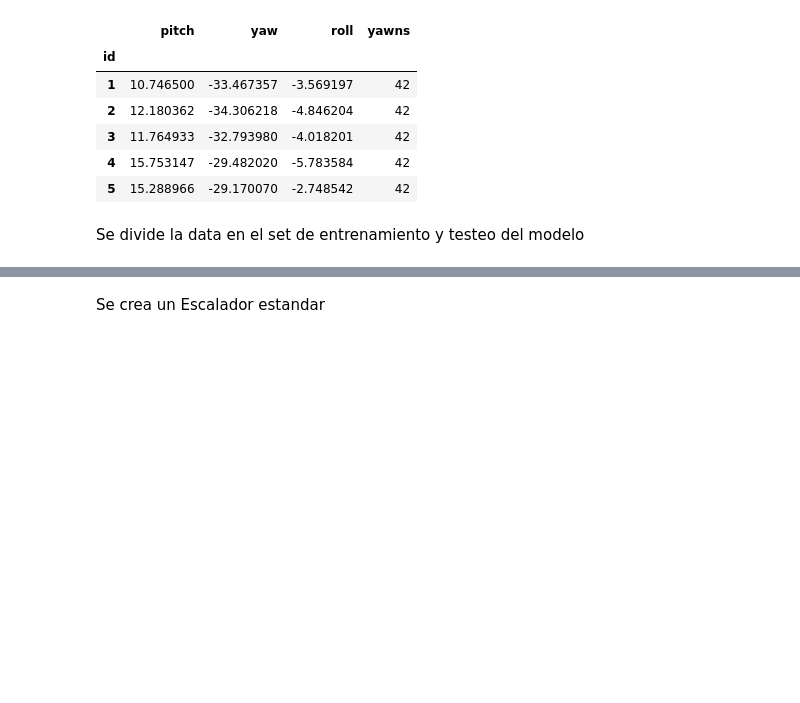
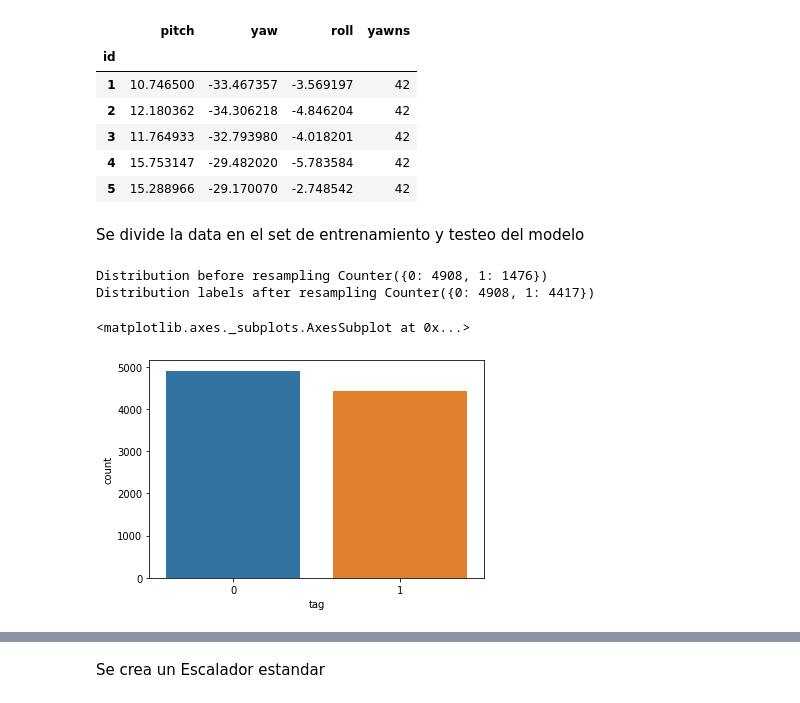
Before and after one commit to Boso123/MLcourseFatiga, a Jupyter notebook: randomforest.ipynb, the cells around one changed output, grey strips where cells are left out. Cells and saved outputs as stored; diff of their text form; code cells hidden in the pictures; blank space fills up the shorter version.

```diff
--- a/randomforest.ipynb
+++ b/randomforest.ipynb
@@ -208,3 +228,20 @@ Se divide la data en el set de entrenamiento y testeo del modelo
 X = df_features.copy()
 y = df['tag'].copy()
 X_train, X_test, y_train, y_test = train_test_split(X, y, test_size=0.3)
+# %%
+os = RandomOverSampler(0.9)
+X_train_res, y_train_res = os.fit_sample(X_train, y_train)
+X_test_res, y_test_res = os.fit_sample(X_test, y_test)
+
+print("Distribution before resampling {}".format(Counter(y_train)))
+print("Distribution labels after resampling {}".format(Counter(y_train_res)))
+# %% [output]
+Distribution before resampling Counter({0: 4908, 1: 1476})
+Distribution labels after resampling Counter({0: 4908, 1: 4417})
+# %%
+copy = X_train_res.copy()
+copy.insert(2, "tag", y_train_res, True)
+sns.countplot(x="tag", data=copy)
+# %% [output]
+<matplotlib.axes._subplots.AxesSubplot at 0x...>
+[figure, added]
```
Also changed, not shown: parts of 20 cells of this notebook.
